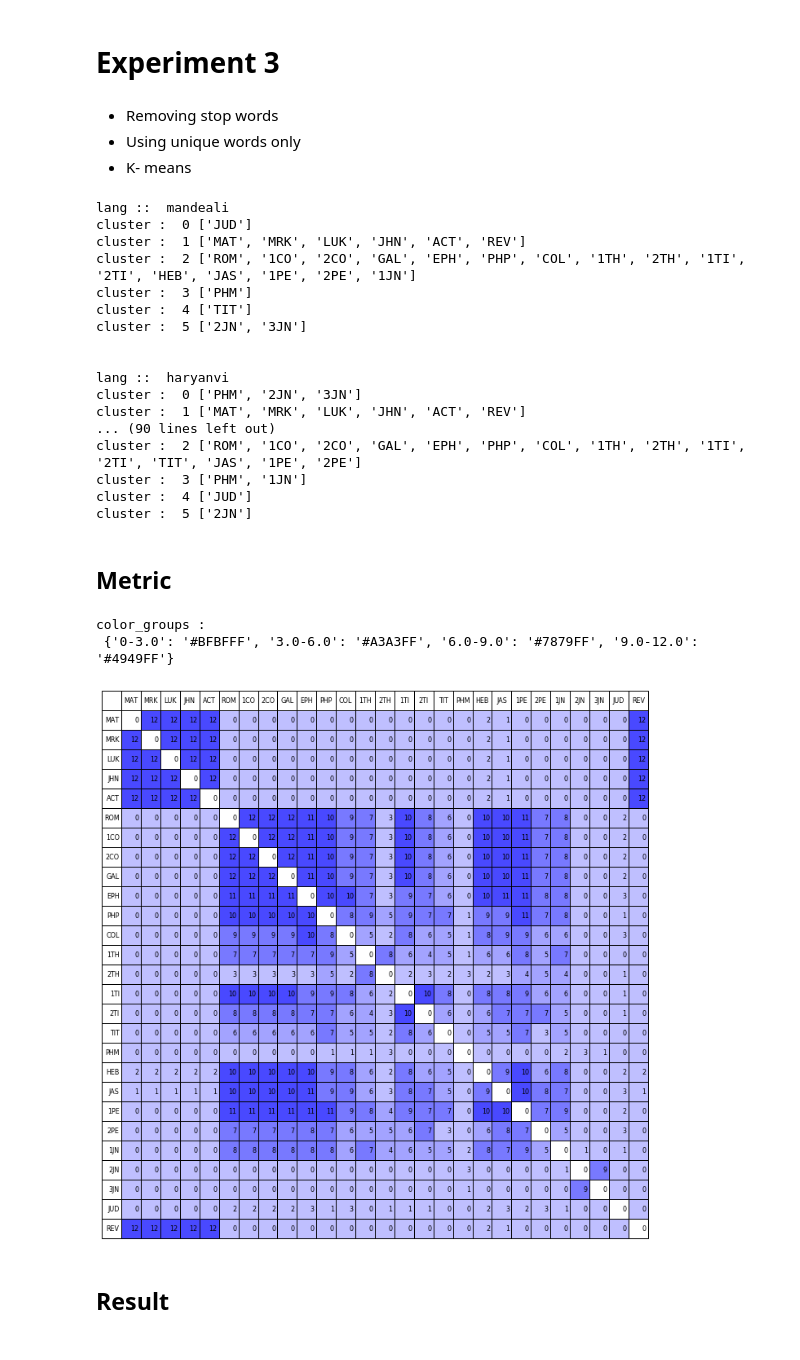
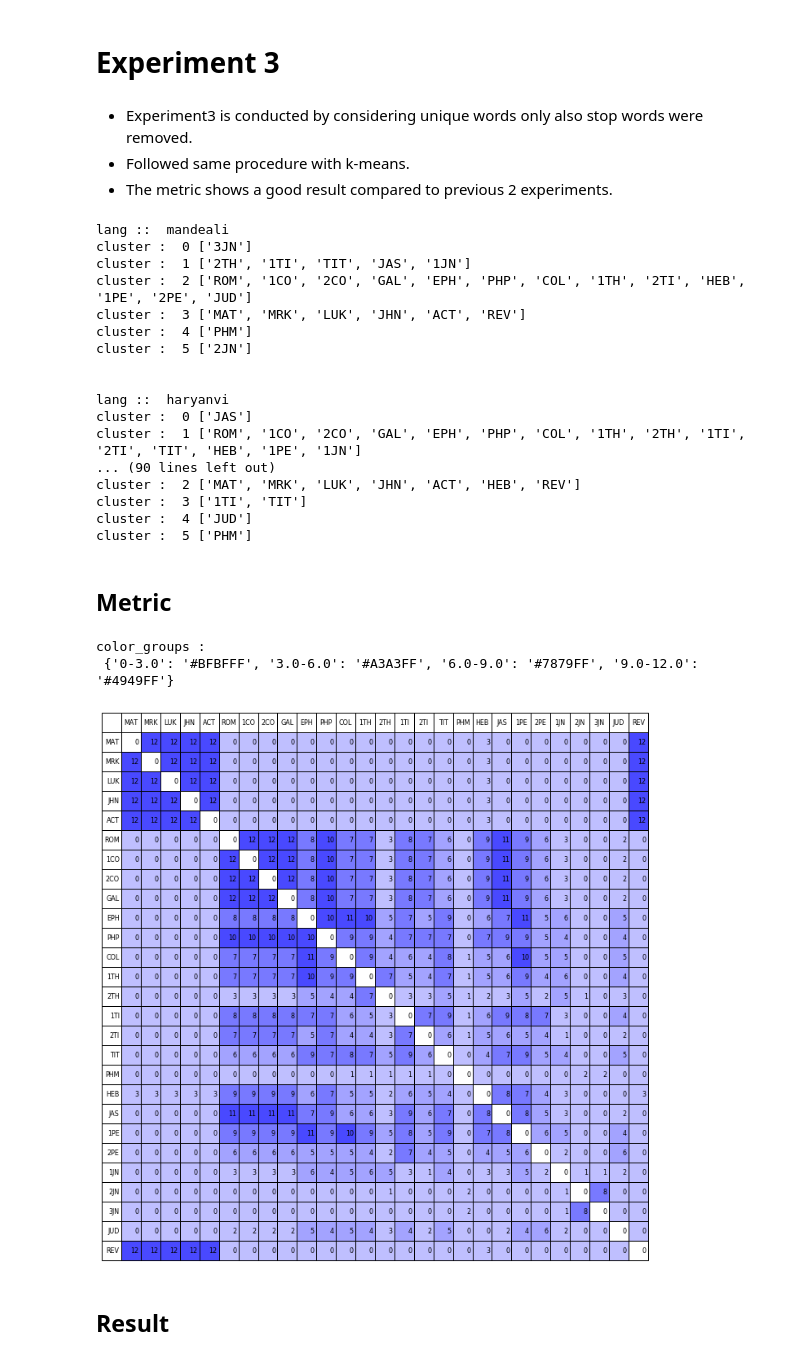
Before and after one commit to Bridgeconn/vachan-data, a Jupyter notebook: clustering/clustering_exp.ipynb, the cells around one changed output. Saved outputs shown, nothing was run; the diff lists cells and outputs as text; code cells hidden in the pictures.

```diff
--- a/clustering/clustering_exp.ipynb
+++ b/clustering/clustering_exp.ipynb
@@ -407,7 +432,7 @@ for lang in os.listdir(minority_path):
         content = open(minority_path + lang + '/' + book, 'r').read()
         content = clean_text(content)
         words += content.split()
-#     plot_words(words)
+    plot_words(words)
 # %%
 freq_thr = {'haryanvi':1350, 'dogri':1200, 'mandeali':1800, 'bilaspuri': 1500, 'kangri': 1600,
             'chambeali':500, 'kulvi':1000, 'baghlayani':1700, 'bhadrawahi':700,
@@ -601,11 +626,11 @@ color_groups :
 # %% [markdown]
 # Experiment 3
 # %% [markdown]
-- Removing stop words
-- Using unique words only
-- K- means
+- Experiment3 is conducted by considering unique words only also stop words were removed.
+- Followed same procedure with k-means.
+- The metric shows a good result compared to previous 2 experiments.
 # %%
-lang_clusters = {}
+min_lang_clusters = {}
 for lang in min_languages:
     print("\n\nlang :: ", lang)
     books = []
@@ -622,38 +647,33 @@ for lang in min_languages:
         content = ' '.join(words)
         book_content.append(content)
     df_clusters = cluster_books(books, book_content)
-    lang_clusters[lang] = arrange_clusters(df_clusters)
+    min_lang_clusters[lang] = arrange_clusters(df_clusters)
 # %% [output]
 lang ::  mandeali
-cluster :  0 ['JUD']
-cluster :  1 ['MAT', 'MRK', 'LUK', 'JHN', 'ACT', 'REV']
-cluster :  2 ['ROM', '1CO', '2CO', 'GAL', 'EPH', 'PHP', 'COL', '1TH', '2TH', '1TI', '2TI', 'HEB', 'JAS', '1PE', '2PE', '1JN']
-cluster :  3 ['PHM']
-cluster :  4 ['TIT']
-cluster :  5 ['2JN', '3JN']
+cluster :  0 ['3JN']
+cluster :  1 ['2TH', '1TI', 'TIT', 'JAS', '1JN']
+cluster :  2 ['ROM', '1CO', '2CO', 'GAL', 'EPH', 'PHP', 'COL', '1TH', '2TI', 'HEB', '1PE', '2PE', 'JUD']
+cluster :  3 ['MAT', 'MRK', 'LUK', 'JHN', 'ACT', 'REV']
+cluster :  4 ['PHM']
+cluster :  5 ['2JN']
 
 
 lang ::  haryanvi
-cluster :  0 ['PHM', '2JN', '3JN']
-cluster :  1 ['MAT', 'MRK', 'LUK', 'JHN', 'ACT', 'REV']
+cluster :  0 ['JAS']
+cluster :  1 ['ROM', '1CO', '2CO', 'GAL', 'EPH', 'PHP', 'COL', '1TH', '2TH', '1TI', '2TI', 'TIT', 'HEB', '1PE', '1JN']
 ... (90 lines left out)
-cluster :  2 ['ROM', '1CO', '2CO', 'GAL', 'EPH', 'PHP', 'COL', '1TH', '2TH', '1TI', '2TI', 'TIT', 'JAS', '1PE', '2PE']
-cluster :  3 ['PHM', '1JN']
+cluster :  2 ['MAT', 'MRK', 'LUK', 'JHN', 'ACT', 'HEB', 'REV']
+cluster :  3 ['1TI', 'TIT']
 cluster :  4 ['JUD']
-cluster :  5 ['2JN']
+cluster :  5 ['PHM']
 # %% [markdown]
 ## Metric
 # %%
-calculate_metric(lang_clusters, book_names)
-
-# metric_table = calculate_metric(lang_clusters, book_names)
-# with open(metric_path + 'experiment_3.txt', 'w') as w:
-#     w.write("### Exp 3: Unique words and without stop words ###\n\n")
-#     w.write(str(metric_table))
+calculate_metric(min_lang_clusters, book_names)
 # %% [output]
 color_groups :
  {'0-3.0': '#BFBFFF', '3.0-6.0': '#A3A3FF', '6.0-9.0': '#7879FF', '9.0-12.0': '#4949FF'}
-[figure, old version]
+[figure, new version]
 # %% [markdown]
 ## Result
 # %%
```
Also changed, not shown: parts of 39 cells of this notebook.
